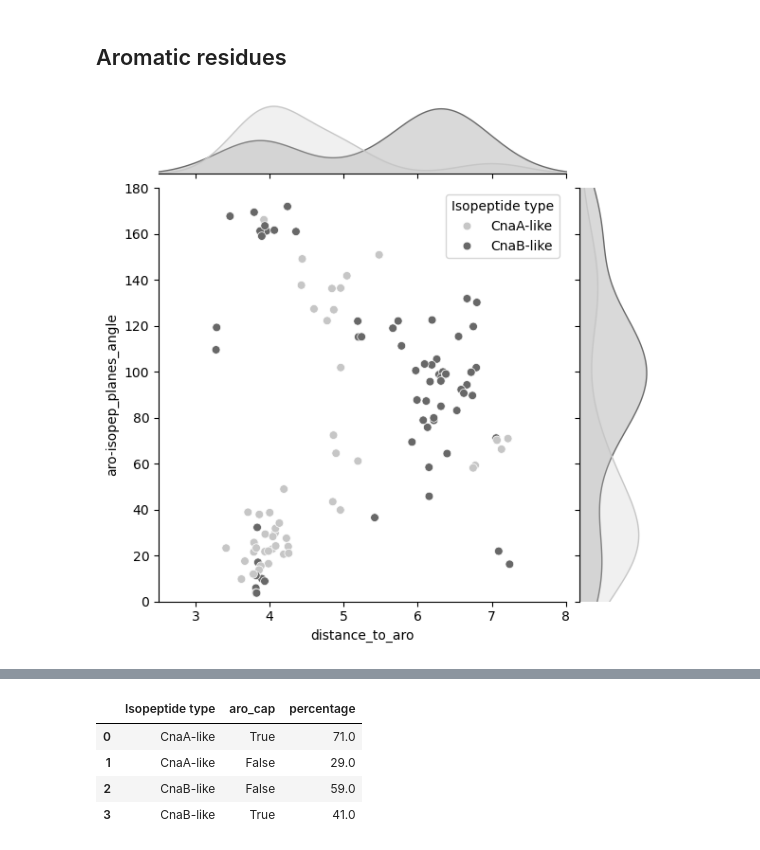
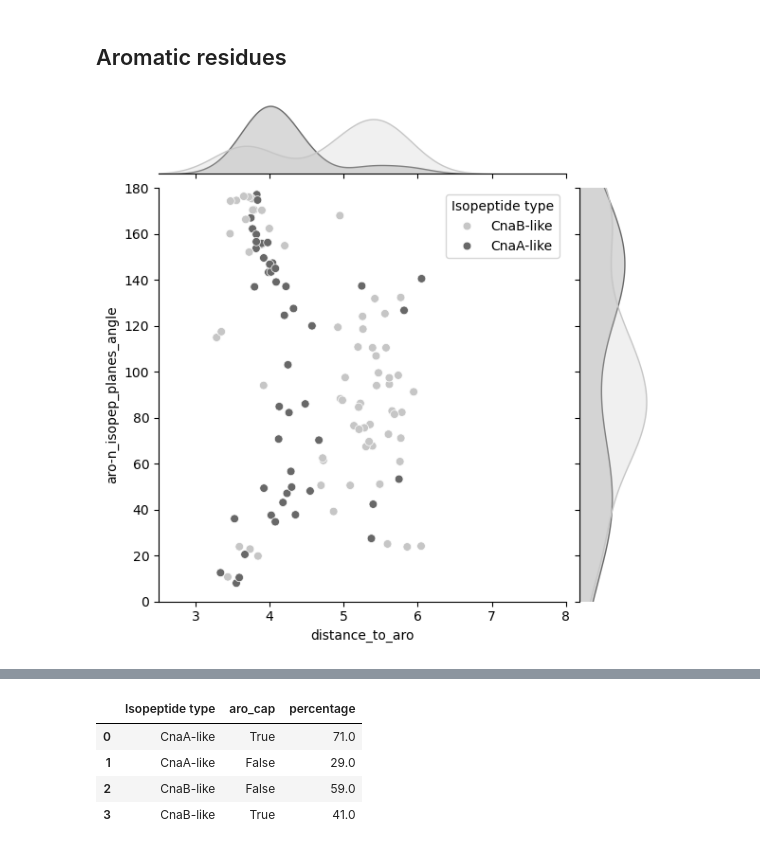
Before and after one commit to FranceCosta/isopeptide_bonds_global_survey, a Jupyter notebook: notebooks/20241212_analyseDataset_v2.ipynb, the cells around one changed output, grey strips where cells are left out. Drawn from its saved outputs; the diff is of its cells as text; code cells hidden in the pictures.

```diff
--- a/notebooks/20241212_analyseDataset_v2.ipynb
+++ b/notebooks/20241212_analyseDataset_v2.ipynb
@@ -163,18 +163,18 @@ aro_df = pdb_df[cond1&cond2&cond3&cond4&cond5].sort_values("aro_cap", ascending=
 # %%
 g = sns.jointplot(
     data=aro_df,
     x='distance_to_aro',
-    y='aro-isopep_planes_angle',
+    y='aro-n_isopep_planes_angle',
     hue='Isopeptide type',
     height=6,
     palette="Greys",
     alpha=1,
     s=40
 )
 plt.xlim([2.5, 8])
 plt.ylim([0,180])
 plt.savefig("../tmp/f1.png", transparent=True, dpi=300)
 # %% [output]
-[figure, old version]
+[figure, new version]
 # %%
 # 3gle, 2y1v
```
Also changed, not shown: parts of 3 cells of this notebook, 10 other files.
